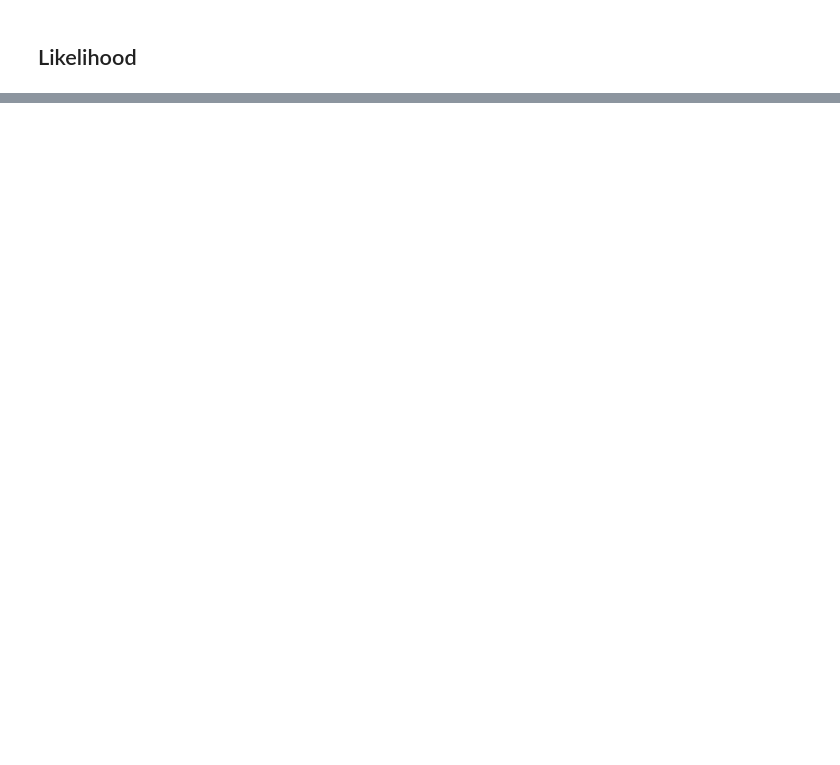
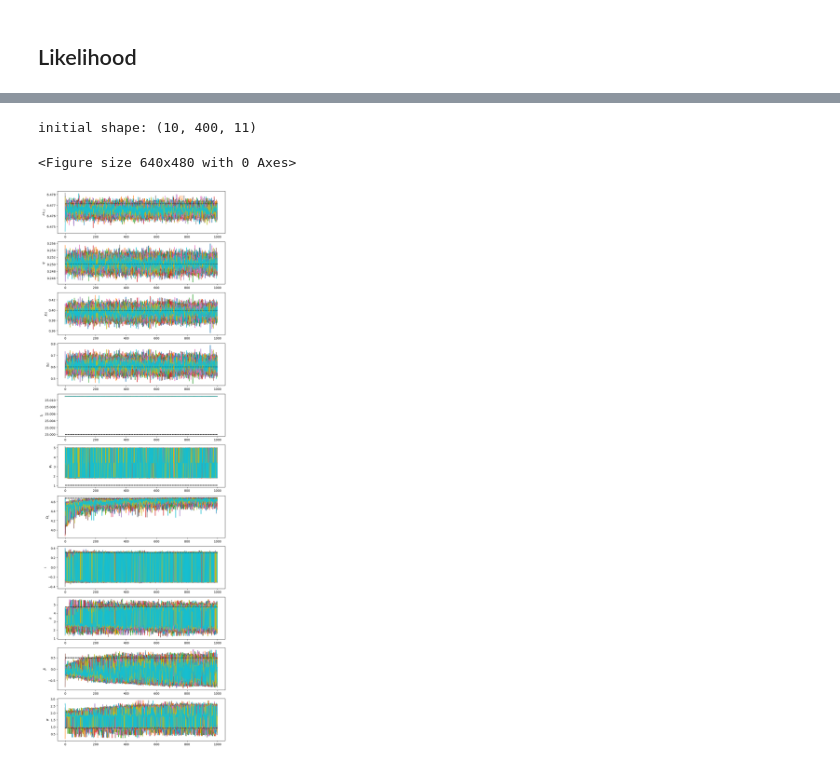
Before and after one commit to TriangleDataCenter/Triangle-BBH, a Jupyter notebook: Examples/5_TDC_Verification_MBHB_Search_and_Estimation(GPU).ipynb, the cells around one changed output, grey strips where cells are left out. Drawn from its saved outputs; the diff is of its cells as text; code cells hidden in the pictures; blank space fills up the shorter version.

```diff
--- a/Examples/5_TDC_Verification_MBHB_Search_and_Estimation(GPU).ipynb
+++ b/Examples/5_TDC_Verification_MBHB_Search_and_Estimation(GPU).ipynb
@@ -371,3 +367,8 @@ Like = Likelihood(
 )
 
 Like.prepare_het_log_like(base_parameters=ParamDict2ParamArr(searched_parameters))
+
+def eryn_like(params):
+    """params: numpy array of shape (Nevents, Nparams)"""
+    # return Like.full_log_like_vectorized(np.transpose(params))
+    return Like.het_log_like_vectorized(np.transpose(params))
@@ -373,0 +459,43 @@ Like.prepare_het_log_like(base_parameters=ParamDict2ParamArr(searched_parameters
+# %%
+# randomize starting positions throughout prior
+coords = start_priors.rvs(size=(ntemps, nwalkers,))
+print("initial shape:", coords.shape)
+# %% [output]
+initial shape: (10, 400, 11)
+# %%
+ensemble = EnsembleSampler(
+    nwalkers,
+    ndim,
+    eryn_like,
+    priors,
+    args=[],
+    tempering_kwargs=tempering_kwargs,
+    stopping_fn=stop,
+    stopping_iterations=10,
+    moves=mcmc_moves,
+    vectorize=True,
+)
+# %%
+thin_by = 100
+burn = 0
+nsteps = int(100000 / thin_by) # should be more than enough
+
+ensemble.stopping_fn = None
+
+out = ensemble.run_mcmc(coords, nsteps, burn=burn, progress=True, thin_by=thin_by)
+# %%
+thin = 1
+burnin = 0
+len_chain = len(ensemble.get_chain(thin=thin, discard=burnin)['model_0'][:, 0, 0, :, 0])
+
+plt.figure()
+fig, ax = plt.subplots(ndim, 1)
+fig.set_size_inches(10, 3*ndim)
+for i in range(ndim):
+    for walk in range(50): # plot 20 walkers
+        ax[i].plot(ensemble.get_chain(thin=thin, discard=burnin)['model_0'][:, 0, walk, 0, i])
+        ax[i].hlines(injected_param_arr[i], 0, len_chain, color='k', linestyle='-.', linewidth=0.8)
+    ax[i].set_ylabel(labels[i])
+# %% [output]
+<Figure size 640x480 with 0 Axes>
+[figure, added]
```
Also changed, not shown: parts of 19 cells of this notebook, 1 other file.
